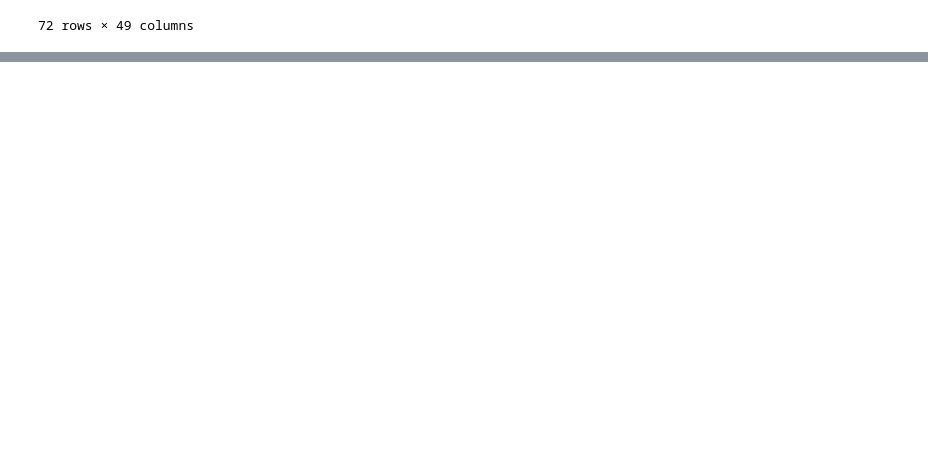
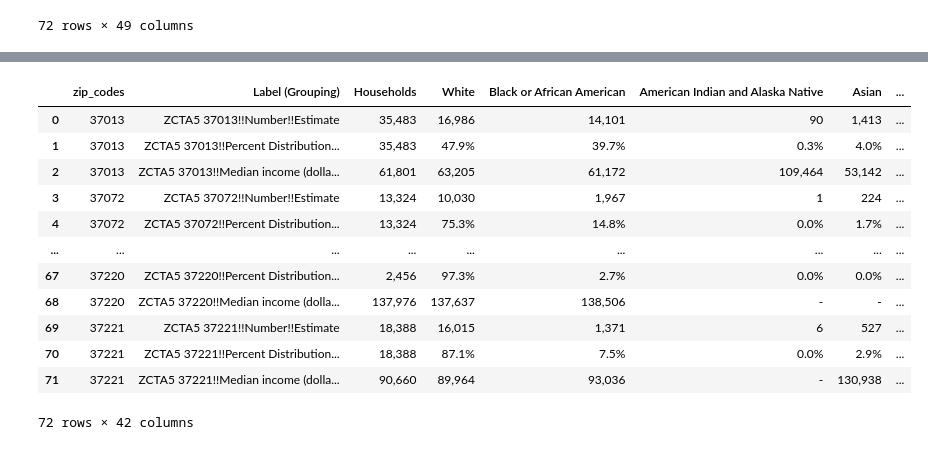
Before and after one commit to PrestonSpencer/Capstone-Nashville-Software-School-Nashville-311-Analysis, a Jupyter notebook: notebooks/census_cleaning.ipynb, the cells around one changed output, grey strips where cells are left out. Drawn from its saved outputs; the diff is of its cells as text; code cells hidden in the pictures; blank space fills up the shorter version.

```diff
--- a/notebooks/census_cleaning.ipynb
+++ b/notebooks/census_cleaning.ipynb
@@ -94,0 +97,3 @@ census_df
+# %%
+census_clean = census_df.iloc[:, [48, 0, 1, 2, 3, 4, 5, 6, 7, 8, 9, 10, 11, 12, 13, 14, 15, 16, 17, 18, 19, 20, 21, 22, 23, 24, 25, 26, 27, 28, 29, 30, 31, 32, 33, 34, 35, 36, 37, 38, 39, 40, 41, 42, 43, 44, 45, 46, 47]]
+census_clean
@@ -94,0 +134,17 @@ census_df
+# %%
+census_clean_df = census_clean.drop(census_clean.columns[[2, 4, 14, 19, 29, 36, 41]], axis = 1)
+census_clean_df
+# %% [output]
+|  | zip_codes | Label (Grouping) | Households | White | Black or African American | American Indian and Alaska Native | Asian | ... |
+| 0 | 37013 | ZCTA5 37013!!Number!!Estimate | 35,483 | 16,986 | 14,101 | 90 | 1,413 | ... |
+| 1 | 37013 | ZCTA5 37013!!Percent Distribution... | 35,483 | 47.9% | 39.7% | 0.3% | 4.0% | ... |
+| 2 | 37013 | ZCTA5 37013!!Median income (dolla... | 61,801 | 63,205 | 61,172 | 109,464 | 53,142 | ... |
+| 3 | 37072 | ZCTA5 37072!!Number!!Estimate | 13,324 | 10,030 | 1,967 | 1 | 224 | ... |
+| 4 | 37072 | ZCTA5 37072!!Percent Distribution... | 13,324 | 75.3% | 14.8% | 0.0% | 1.7% | ... |
+| ... | ... | ... | ... | ... | ... | ... | ... | ... |
+| 67 | 37220 | ZCTA5 37220!!Percent Distribution... | 2,456 | 97.3% | 2.7% | 0.0% | 0.0% | ... |
+| 68 | 37220 | ZCTA5 37220!!Median income (dolla... | 137,976 | 137,637 | 138,506 | - | - | ... |
+| 69 | 37221 | ZCTA5 37221!!Number!!Estimate | 18,388 | 16,015 | 1,371 | 6 | 527 | ... |
+| 70 | 37221 | ZCTA5 37221!!Percent Distribution... | 18,388 | 87.1% | 7.5% | 0.0% | 2.9% | ... |
+| 71 | 37221 | ZCTA5 37221!!Median income (dolla... | 90,660 | 89,964 | 93,036 | - | 130,938 | ... |
+72 rows × 42 columns
```
Also changed, not shown: parts of 3 cells of this notebook, 3 other files.
